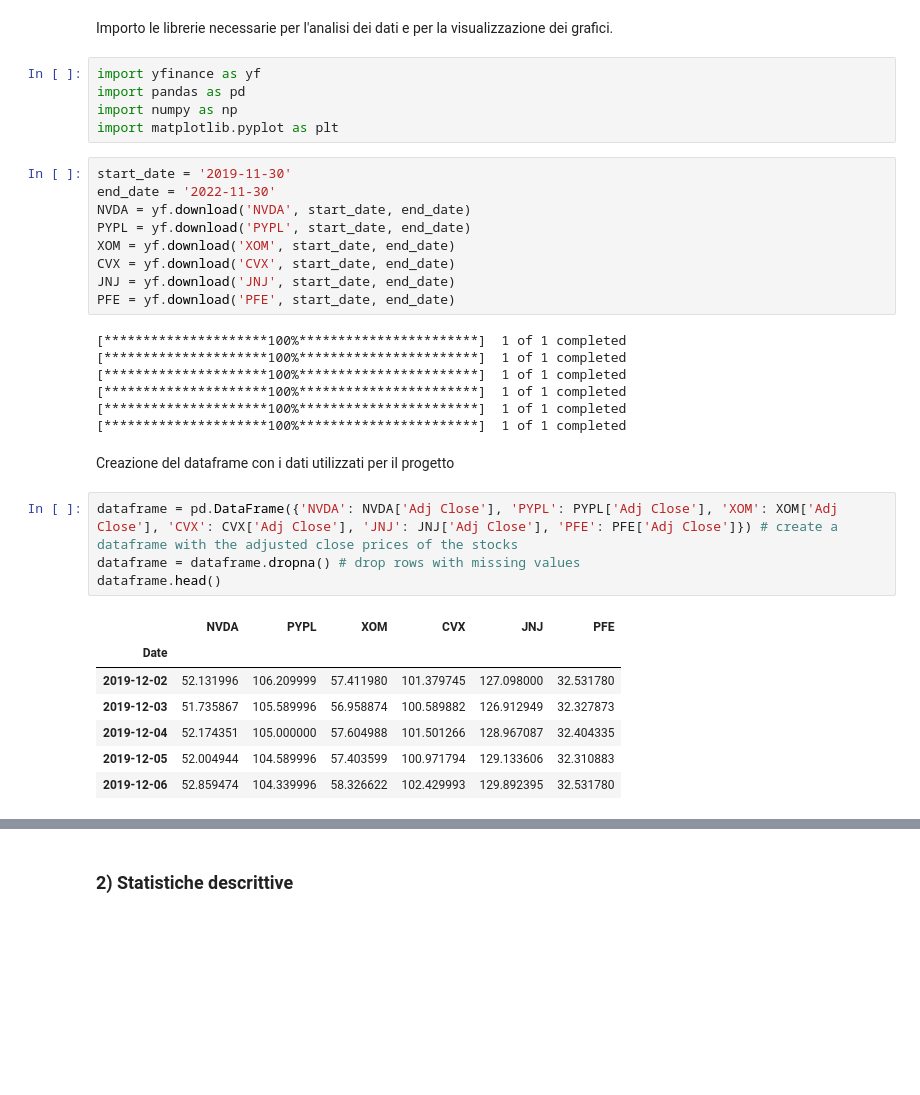
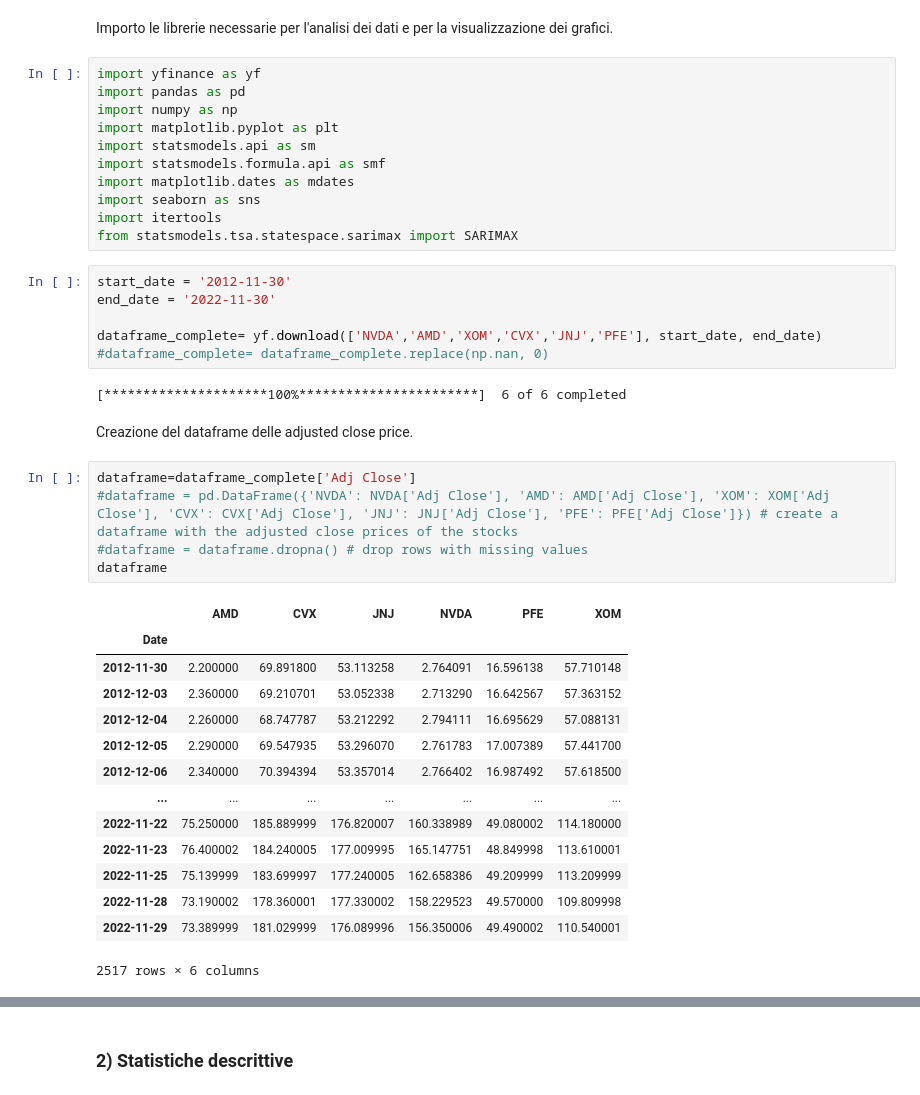
Before and after one commit to steq28/Progetto_BISF, a Jupyter notebook: progetto.ipynb, the cells around one changed output, grey strips where cells are left out. Drawn from its saved outputs; the diff is of its cells as text; blank space fills up the shorter version.

```diff
--- a/progetto.ipynb
+++ b/progetto.ipynb
@@ -11,34 +11,40 @@ import yfinance as yf
 import pandas as pd
 import numpy as np
 import matplotlib.pyplot as plt
+import statsmodels.api as sm
+import statsmodels.formula.api as smf
+import matplotlib.dates as mdates
+import seaborn as sns
+import itertools
+from statsmodels.tsa.statespace.sarimax import SARIMAX
 # %%
-start_date = '2019-11-30'
+start_date = '2012-11-30'
 end_date = '2022-11-30'
-NVDA = yf.download('NVDA', start_date, end_date)
-PYPL = yf.download('PYPL', start_date, end_date)
-XOM = yf.download('XOM', start_date, end_date)
-CVX = yf.download('CVX', start_date, end_date)
-JNJ = yf.download('JNJ', start_date, end_date)
-PFE = yf.download('PFE', start_date, end_date)
+
+dataframe_complete= yf.download(['NVDA','AMD','XOM','CVX','JNJ','PFE'], start_date, end_date)
+#dataframe_complete= dataframe_complete.replace(np.nan, 0)
 # %% [output]
-[*********************100%***********************]  1 of 1 completed
-[*********************100%***********************]  1 of 1 completed
-[*********************100%***********************]  1 of 1 completed
-[*********************100%***********************]  1 of 1 completed
-[*********************100%***********************]  1 of 1 completed
-[*********************100%***********************]  1 of 1 completed
+[*********************100%***********************]  6 of 6 completed
-# %% [markdown]
-Creazione del dataframe con i dati utilizzati per il progetto
+# %% [markdown]
+Creazione del dataframe delle adjusted close price.
 # %%
-dataframe = pd.DataFrame({'NVDA': NVDA['Adj Close'], 'PYPL': PYPL['Adj Close'], 'XOM': XOM['Adj Close'], 'CVX': CVX['Adj Close'], 'JNJ': JNJ['Adj Close'], 'PFE': PFE['Adj Close']}) # create a dataframe with the adjusted close prices of the stocks
-dataframe = dataframe.dropna() # drop rows with missing values
-dataframe.head()
+dataframe=dataframe_complete['Adj Close']
+#dataframe = pd.DataFrame({'NVDA': NVDA['Adj Close'], 'AMD': AMD['Adj Close'], 'XOM': XOM['Adj Close'], 'CVX': CVX['Adj Close'], 'JNJ': JNJ['Adj Close'], 'PFE': PFE['Adj Close']}) # create a dataframe with the adjusted close prices of the stocks
+#dataframe = dataframe.dropna() # drop rows with missing values
+dataframe
 # %% [output]
-|  | NVDA | PYPL | XOM | CVX | JNJ | PFE |
+|  | AMD | CVX | JNJ | NVDA | PFE | XOM |
 | Date |  |  |  |  |  |  |
-| 2019-12-02 | 52.131996 | 106.209999 | 57.411980 | 101.379745 | 127.098000 | 32.531780 |
-| 2019-12-03 | 51.735867 | 105.589996 | 56.958874 | 100.589882 | 126.912949 | 32.327873 |
-| 2019-12-04 | 52.174351 | 105.000000 | 57.604988 | 101.501266 | 128.967087 | 32.404335 |
-| 2019-12-05 | 52.004944 | 104.589996 | 57.403599 | 100.971794 | 129.133606 | 32.310883 |
-| 2019-12-06 | 52.859474 | 104.339996 | 58.326622 | 102.429993 | 129.892395 | 32.531780 |
+| 2012-11-30 | 2.200000 | 69.891800 | 53.113258 | 2.764091 | 16.596138 | 57.710148 |
+| 2012-12-03 | 2.360000 | 69.210701 | 53.052338 | 2.713290 | 16.642567 | 57.363152 |
+| 2012-12-04 | 2.260000 | 68.747787 | 53.212292 | 2.794111 | 16.695629 | 57.088131 |
+| 2012-12-05 | 2.290000 | 69.547935 | 53.296070 | 2.761783 | 17.007389 | 57.441700 |
+| 2012-12-06 | 2.340000 | 70.394394 | 53.357014 | 2.766402 | 16.987492 | 57.618500 |
+| ... | ... | ... | ... | ... | ... | ... |
+| 2022-11-22 | 75.250000 | 185.889999 | 176.820007 | 160.338989 | 49.080002 | 114.180000 |
+| 2022-11-23 | 76.400002 | 184.240005 | 177.009995 | 165.147751 | 48.849998 | 113.610001 |
+| 2022-11-25 | 75.139999 | 183.699997 | 177.240005 | 162.658386 | 49.209999 | 113.209999 |
+| 2022-11-28 | 73.190002 | 178.360001 | 177.330002 | 158.229523 | 49.570000 | 109.809998 |
+| 2022-11-29 | 73.389999 | 181.029999 | 176.089996 | 156.350006 | 49.490002 | 110.540001 |
+2517 rows × 6 columns
 # %%
```
Also changed, not shown: parts of 72 cells of this notebook, 14 other files.
